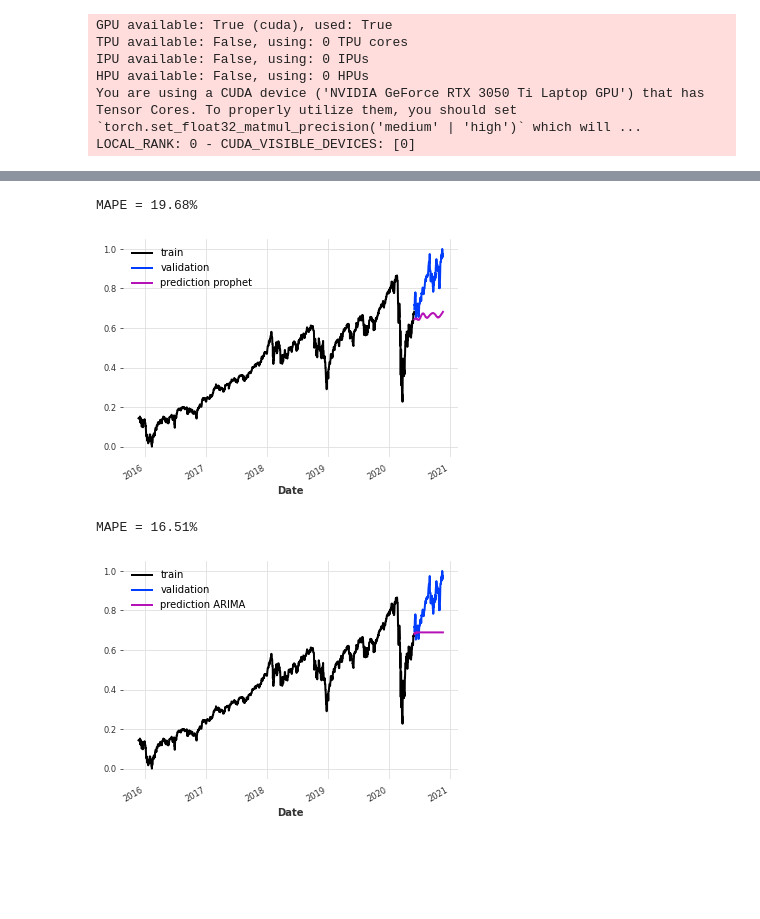
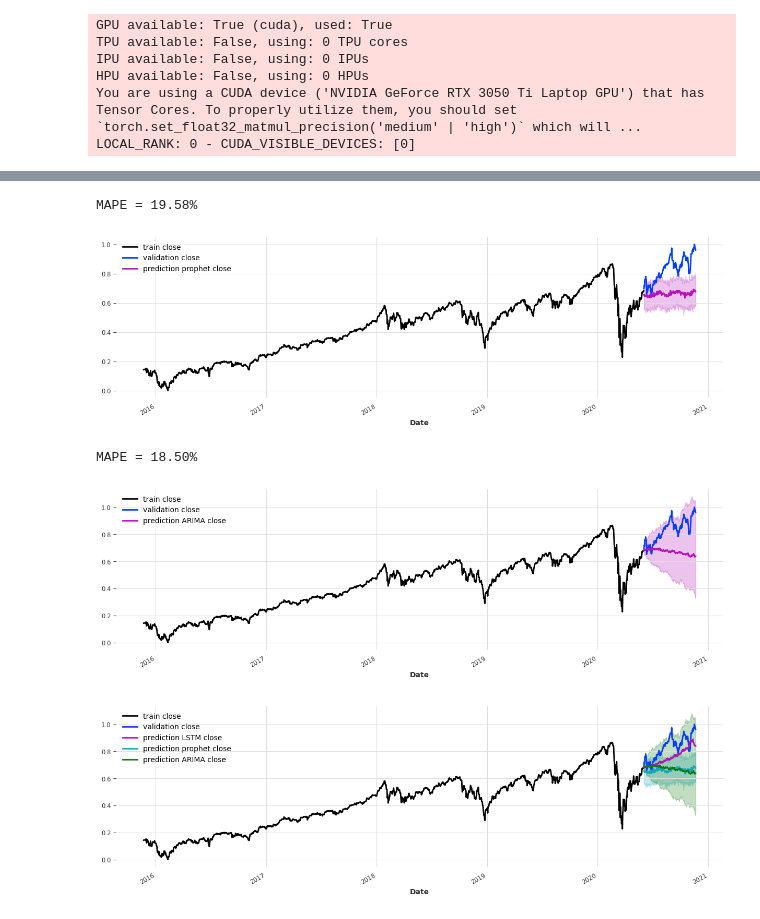
Before and after one commit to MaltheT/decision-support-systems, a Jupyter notebook: project3/dev.ipynb, the cells around one changed output, grey strips where cells are left out. Cells and saved outputs as stored; diff of their text form; code cells hidden in the pictures; blank space fills up the shorter version.

```diff
--- a/project3/dev.ipynb
+++ b/project3/dev.ipynb
@@ -9,6 +9,8 @@ from darts.dataprocessing.transformers import Scaler
 from darts.metrics import mape
 from darts.models import Prophet, ARIMA, StatsForecastAutoARIMA, VARIMA
 
+plt.rcParams['figure.figsize'] = [20, 4]
+
 #read in the csv file of the cleaned data
 df = pd.read_csv('data/yahoo_stock.csv', delimiter=',')
 
@@ -111,12 +114,12 @@ model_prophet = Prophet()
 model_prophet.fit(train_close)
 
 # make the prediction using prophet
-future_prophet = model_prophet.predict(n=len(val_close))
+future_prophet = model_prophet.predict(n=len(val_close), num_samples=100)
 
 # plot the prediction
-train_close.plot(label='train')
-val_close.plot(label='validation')
-future_prophet.plot(label='prediction prophet')
+train_close.plot(label='train close')
+val_close.plot(label='validation close')
+future_prophet.plot(label='prediction prophet close')
 plt.legend()
 print("MAPE = {:.2f}%".format(mape(train_close_scaled, future_prophet)))
 # %% [output]
@@ -125,19 +128,27 @@ print("MAPE = {:.2f}%".format(mape(train_close_scaled, future_prophet)))
-MAPE = 19.68%
+MAPE = 19.58%
-[figure, old version]
+[figure, new version]
 # %%
 # make ARIMA model
 model_arima = ARIMA()
 model_arima.fit(train_close)
 
 # make the prediction using ARIMA
-future_arima = model_arima.predict(n=len(val_close))
+future_arima = model_arima.predict(n=len(val_close), num_samples=100)
 
 # plot the prediction
-train_close.plot(label='train')
-val_close.plot(label='validation')
-future_arima.plot(label='prediction ARIMA')
+train_close.plot(label='train close')
+val_close.plot(label='validation close')
+future_arima.plot(label='prediction ARIMA close')
 plt.legend()
 print("MAPE = {:.2f}%".format(mape(train_close_scaled, future_arima)))
 # %% [output]
-MAPE = 16.51%
+MAPE = 18.50%
-[figure, old version]
+[figure, new version]
+# %%
+train_close.plot(label='train close')
+val_close.plot(label='validation close')
+future_lstm.plot(label='prediction LSTM close')
+future_prophet.plot(label='prediction prophet close')
+future_arima.plot(label='prediction ARIMA close')
+# %% [output]
+[figure, added]
```
Also changed, not shown: parts of 6 cells of this notebook, 24 other files.
